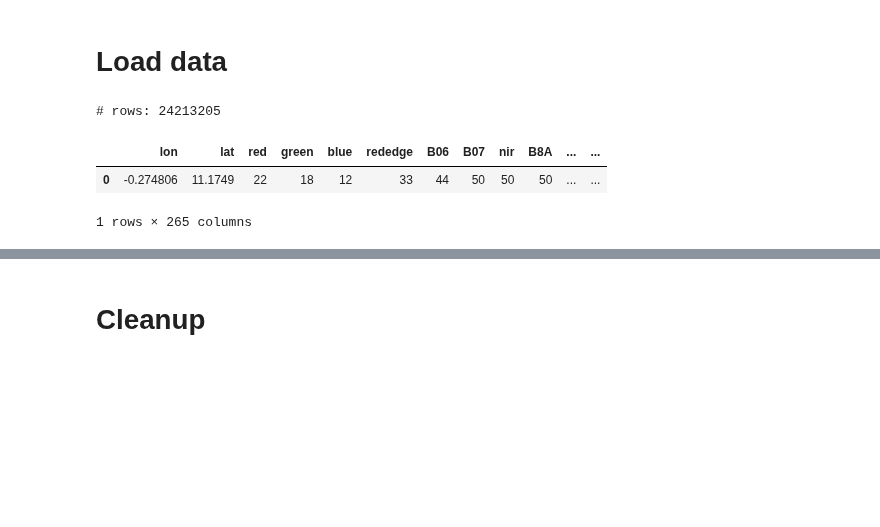
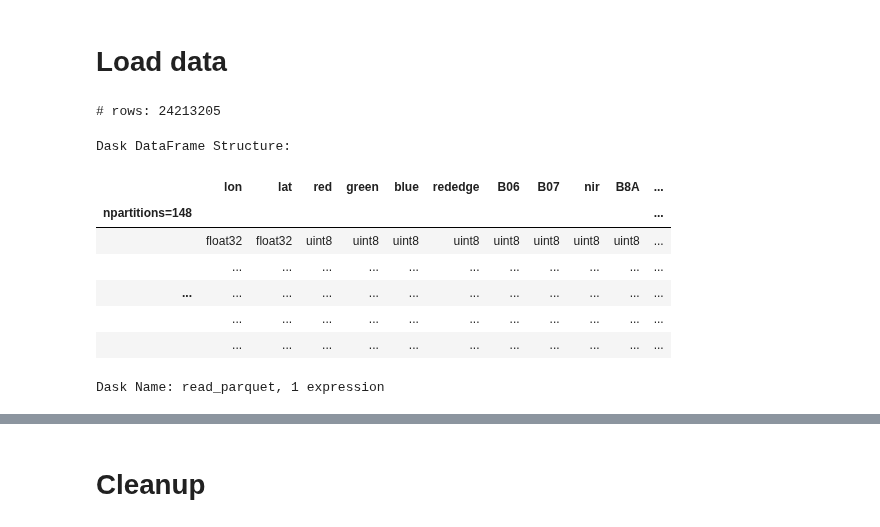
Before and after one commit to arthurgassner-synotis/forestero-skymap-poc, a Jupyter notebook: nb/02-compile.ipynb, the cells around one changed output, grey strips where cells are left out. Saved outputs shown, nothing was run; the diff lists cells and outputs as text; code cells hidden in the pictures; blank space fills up the shorter version.

```diff
--- a/nb/02-compile.ipynb
+++ b/nb/02-compile.ipynb
@@ -13,13 +14,17 @@ DF_FILEPATH = Path(F'../data/silver/ghana-{YEAR}-df.parquet')
 # %% [markdown]
 # Load data
 # %%
-# Load in RAM
 ddf = dd.read_parquet(CHUNKS_FOLDERPATH / "*.parquet")
-print("# rows:", len(ddf))
-df = ddf.compute().reset_index(drop=True)
-df.head(1)
+print(f"# rows: {len(ddf)}")
+ddf
 # %% [output]
 # rows: 24213205
+Dask DataFrame Structure:
-|  | lon | lat | red | green | blue | rededge | B06 | B07 | nir | B8A | ... | ... |
-| 0 | -0.274806 | 11.1749 | 22 | 18 | 12 | 33 | 44 | 50 | 50 | 50 | ... | ... |
+|  | lon | lat | red | green | blue | rededge | B06 | B07 | nir | B8A | ... |
+| npartitions=148 |  |  |  |  |  |  |  |  |  |  | ... |
+|  | float32 | float32 | uint8 | uint8 | uint8 | uint8 | uint8 | uint8 | uint8 | uint8 | ... |
+|  | ... | ... | ... | ... | ... | ... | ... | ... | ... | ... | ... |
+| ... | ... | ... | ... | ... | ... | ... | ... | ... | ... | ... | ... |
+|  | ... | ... | ... | ... | ... | ... | ... | ... | ... | ... | ... |
+|  | ... | ... | ... | ... | ... | ... | ... | ... | ... | ... | ... |
-1 rows × 265 columns
+Dask Name: read_parquet, 1 expression
```
Also changed, not shown: parts of 12 cells of this notebook, 6 other files.
